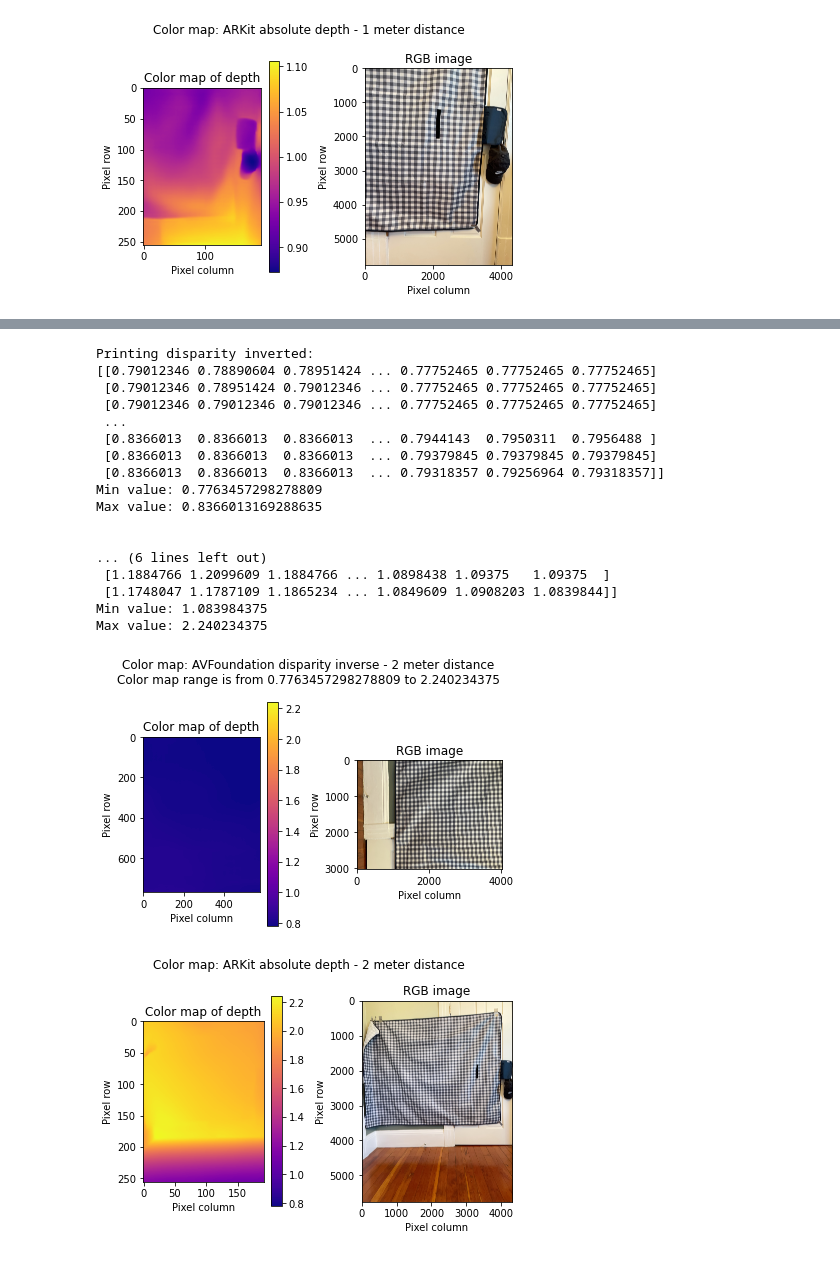
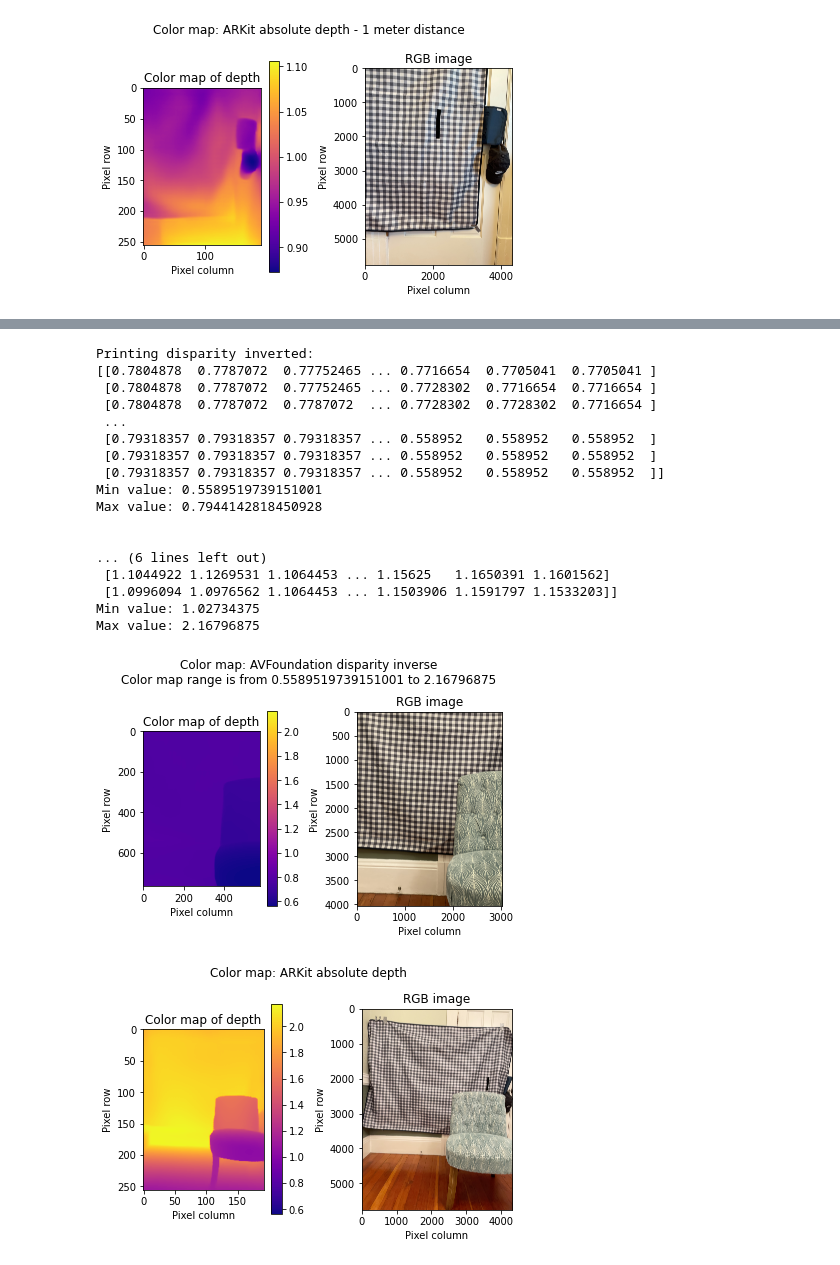
Before and after one commit to pangers/DepthComparison, a Jupyter notebook: Depth Comparison.ipynb, the cells around one changed output, grey strips where cells are left out. Cells and saved outputs as stored; diff of their text form; code cells hidden in the pictures.

Commit message:
Added more comparison images

```diff
--- a/Depth Comparison.ipynb
+++ b/Depth Comparison.ipynb
@@ -93,32 +190,33 @@ Max value: 1.10546875
 # %%
-# Photo of flat wall 2 meters away
+# Photo of flat wall 2 meters away with chair in scene
+# Observations:
+# AVFoundation performs poorly in measuring depth - it can distinguish between chair and wall though
+# ARKit is accurate
 plot_and_print_comparison(
-    'Photo2-2meterDistance/AVFoundationDisparityInverted/photo2-disparitymap_inverted.npy',
-    'Photo2-2meterDistance/AVFoundationDisparityInverted/photo2-disparityimage.jpeg',
-    'Photo2-2meterDistance/ARKitAbsoluteDepth/photo2-absolutedepthmap.npy',
-    'Photo2-2meterDistance/ARKitAbsoluteDepth/photo2-absolute_image.jpeg',
-    ' - 2 meter distance',
-    ' - 2 meter distance'
+    'Photo10-2meterDistance-WithChair/AVFoundationDisparityInverted/photo10-disparitymap_inverted.npy',
+    'Photo10-2meterDistance-WithChair/AVFoundationDisparityInverted/photo10-disparityimage.jpeg',
+    'Photo10-2meterDistance-WithChair/ARKitAbsoluteDepth/photo10-absolutedepthmap.npy',
+    'Photo10-2meterDistance-WithChair/ARKitAbsoluteDepth/photo10-absolute_image.jpeg',
 )
 # %% [output]
 Printing disparity inverted:
-[[0.79012346 0.78890604 0.78951424 ... 0.77752465 0.77752465 0.77752465]
- [0.79012346 0.78951424 0.79012346 ... 0.77752465 0.77752465 0.77752465]
- [0.79012346 0.79012346 0.79012346 ... 0.77752465 0.77752465 0.77752465]
+[[0.7804878  0.7787072  0.77752465 ... 0.7716654  0.7705041  0.7705041 ]
+ [0.7804878  0.7787072  0.77752465 ... 0.7728302  0.7716654  0.7716654 ]
+ [0.7804878  0.7787072  0.7787072  ... 0.7728302  0.7728302  0.7716654 ]
  ...
- [0.8366013  0.8366013  0.8366013  ... 0.7944143  0.7950311  0.7956488 ]
- [0.8366013  0.8366013  0.8366013  ... 0.79379845 0.79379845 0.79379845]
- [0.8366013  0.8366013  0.8366013  ... 0.79318357 0.79256964 0.79318357]]
-Min value: 0.7763457298278809
-Max value: 0.8366013169288635
+ [0.79318357 0.79318357 0.79318357 ... 0.558952   0.558952   0.558952  ]
+ [0.79318357 0.79318357 0.79318357 ... 0.558952   0.558952   0.558952  ]
+ [0.79318357 0.79318357 0.79318357 ... 0.558952   0.558952   0.558952  ]]
+Min value: 0.5589519739151001
+Max value: 0.7944142818450928
 
 
 ... (6 lines left out)
- [1.1884766 1.2099609 1.1884766 ... 1.0898438 1.09375   1.09375  ]
- [1.1748047 1.1787109 1.1865234 ... 1.0849609 1.0908203 1.0839844]]
-Min value: 1.083984375
-Max value: 2.240234375
+ [1.1044922 1.1269531 1.1064453 ... 1.15625   1.1650391 1.1601562]
+ [1.0996094 1.0976562 1.1064453 ... 1.1503906 1.1591797 1.1533203]]
+Min value: 1.02734375
+Max value: 2.16796875
-[figure, old version]
+[figure, new version]
-[figure, old version]
+[figure, new version]
 # %%
 # Photo of indoor hallway
```
Also changed, not shown: parts of 12 cells of this notebook, 51 other files.
